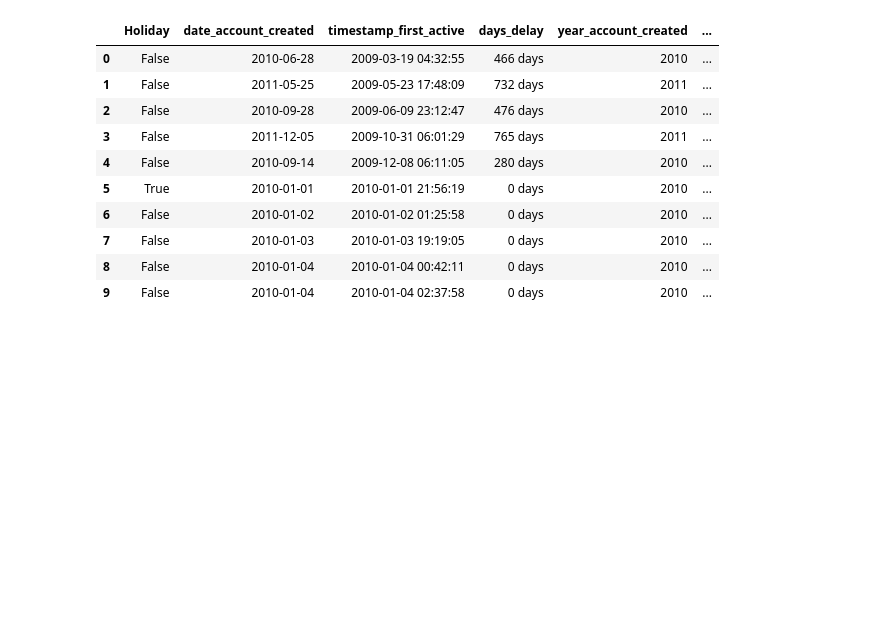
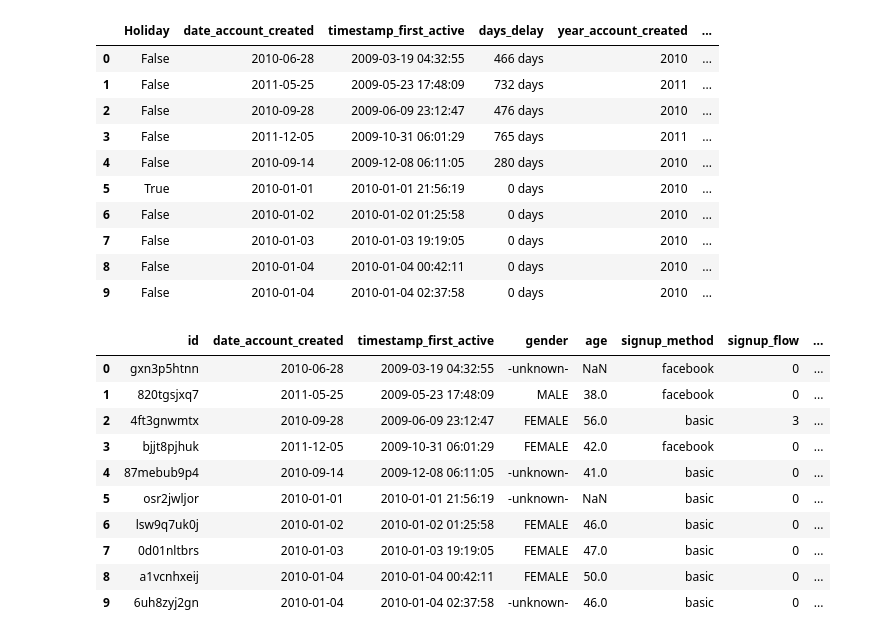
Before and after one commit to xingliuUT/History-Kaggle-Airbnb, a Jupyter notebook: solution.ipynb, the cells around one changed output. Saved outputs shown, nothing was run; the diff lists cells and outputs as text; code cells hidden in the pictures; blank space fills up the shorter version.

```diff
--- a/solution.ipynb
+++ b/solution.ipynb
@@ -525,7 +98,7 @@ country_code_map
 #### Combine train & test data to preprocess together
 # %%
 id_test = test_users_data['id']
-train_users_data.drop(['country_destination', 'date_first_booking'], axis = 1, inplace = True)
+train_users_data.drop(['date_first_booking'], axis = 1, inplace = True)
 test_users_data.drop(['date_first_booking'], axis = 1, inplace = True)
 # %%
 full_data = pd.concat([train_users_data, test_users_data], axis = 0, ignore_index = True)
@@ -598,3 +171,17 @@ full_data.loc[:,['Holiday', 'date_account_created', 'timestamp_first_active', 'd
 | 7 | False | 2010-01-03 | 2010-01-03 19:19:05 | 0 days | 2010 | ... |
 | 8 | False | 2010-01-04 | 2010-01-04 00:42:11 | 0 days | 2010 | ... |
 | 9 | False | 2010-01-04 | 2010-01-04 02:37:58 | 0 days | 2010 | ... |
+# %%
+full_data.head(10)
+# %% [output]
+|  | id | date_account_created | timestamp_first_active | gender | age | signup_method | signup_flow | ... |
+| 0 | gxn3p5htnn | 2010-06-28 | 2009-03-19 04:32:55 | -unknown- | NaN | facebook | 0 | ... |
+| 1 | 820tgsjxq7 | 2011-05-25 | 2009-05-23 17:48:09 | MALE | 38.0 | facebook | 0 | ... |
+| 2 | 4ft3gnwmtx | 2010-09-28 | 2009-06-09 23:12:47 | FEMALE | 56.0 | basic | 3 | ... |
+| 3 | bjjt8pjhuk | 2011-12-05 | 2009-10-31 06:01:29 | FEMALE | 42.0 | facebook | 0 | ... |
+| 4 | 87mebub9p4 | 2010-09-14 | 2009-12-08 06:11:05 | -unknown- | 41.0 | basic | 0 | ... |
+| 5 | osr2jwljor | 2010-01-01 | 2010-01-01 21:56:19 | -unknown- | NaN | basic | 0 | ... |
+| 6 | lsw9q7uk0j | 2010-01-02 | 2010-01-02 01:25:58 | FEMALE | 46.0 | basic | 0 | ... |
+| 7 | 0d01nltbrs | 2010-01-03 | 2010-01-03 19:19:05 | FEMALE | 47.0 | basic | 0 | ... |
+| 8 | a1vcnhxeij | 2010-01-04 | 2010-01-04 00:42:11 | FEMALE | 50.0 | basic | 0 | ... |
+| 9 | 6uh8zyj2gn | 2010-01-04 | 2010-01-04 02:37:58 | -unknown- | 46.0 | basic | 0 | ... |
```
Also changed, not shown: parts of 74 cells of this notebook.
